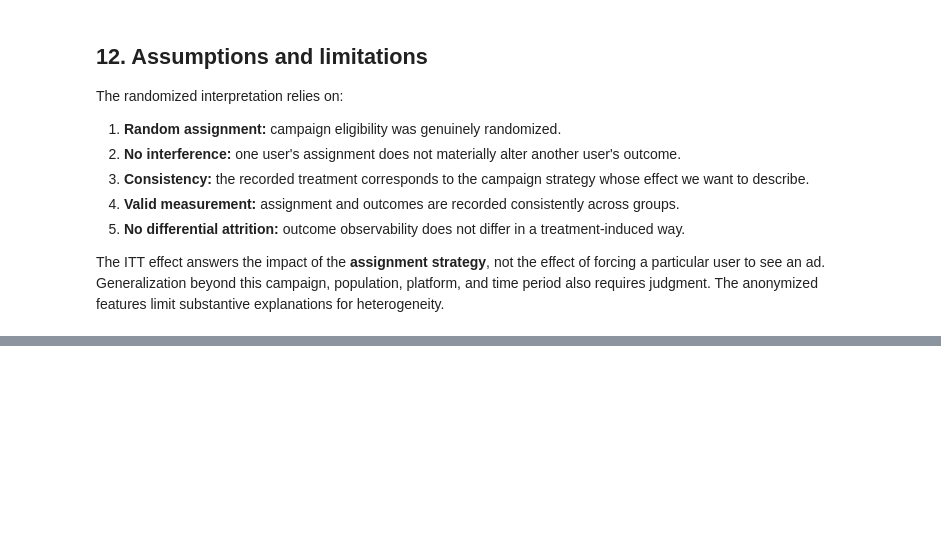
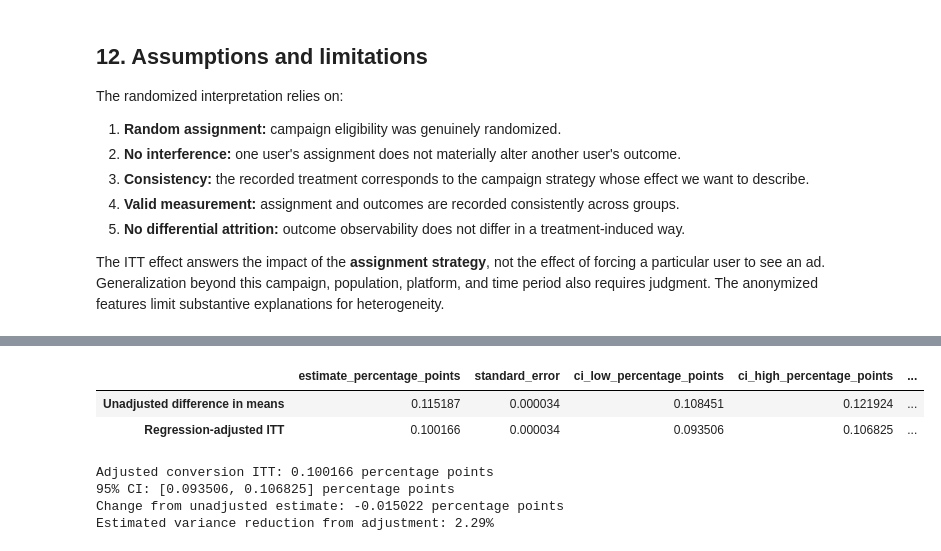
Before and after one commit to kvasu2/criteo-uplift, a Jupyter notebook: criteo_randomized_ads_causal_inference.ipynb, the cells around one changed output, grey strips where cells are left out. Drawn from its saved outputs; the diff is of its cells as text; code cells hidden in the pictures; blank space fills up the shorter version.

Commit message:
addded regression driven itt

```diff
--- a/criteo_randomized_ads_causal_inference.ipynb
+++ b/criteo_randomized_ads_causal_inference.ipynb
@@ -404,0 +481,57 @@ The ITT effect answers the impact of the **assignment strategy**, not the effect
+# %%
+adjusted_conversion = regression_adjusted_itt(
+    df, outcome="conversion", features=FEATURES
+)
+
+itt_comparison = pd.DataFrame({
+    "Unadjusted difference in means": {
+        "estimate": conversion_result.absolute_lift,
+        "standard_error": conversion_result.standard_error,
+        "ci_low": conversion_result.ci_low,
+        "ci_high": conversion_result.ci_high,
+        "p_value": conversion_result.p_value,
+    },
+    "Regression-adjusted ITT": {
+        "estimate": adjusted_conversion.adjusted_itt,
+        "standard_error": adjusted_conversion.standard_error,
+        "ci_low": adjusted_conversion.ci_low,
+        "ci_high": adjusted_conversion.ci_high,
+        "p_value": adjusted_conversion.p_value,
+    },
+}).T
+
+itt_comparison["estimate_percentage_points"] = 100 * itt_comparison["estimate"]
+itt_comparison["ci_low_percentage_points"] = 100 * itt_comparison["ci_low"]
+itt_comparison["ci_high_percentage_points"] = 100 * itt_comparison["ci_high"]
+itt_comparison["ci_width_percentage_points"] = (
+    itt_comparison["ci_high_percentage_points"]
+    - itt_comparison["ci_low_percentage_points"]
+)
+
+itt_comparison[[
+    "estimate_percentage_points", "standard_error",
+    "ci_low_percentage_points", "ci_high_percentage_points",
+    "ci_width_percentage_points", "p_value"
+]]
+# %% [output]
+|  | estimate_percentage_points | standard_error | ci_low_percentage_points | ci_high_percentage_points | ... |
+| Unadjusted difference in means | 0.115187 | 0.000034 | 0.108451 | 0.121924 | ... |
+| Regression-adjusted ITT | 0.100166 | 0.000034 | 0.093506 | 0.106825 | ... |
+# %%
+estimate_change_pp = 100 * (
+    adjusted_conversion.adjusted_itt - conversion_result.absolute_lift
+)
+variance_reduction = 1 - (
+    adjusted_conversion.standard_error / conversion_result.standard_error
+) ** 2
+
+print(f"Adjusted conversion ITT: {100 * adjusted_conversion.adjusted_itt:.6f} percentage points")
+print(f"95% CI: [{100 * adjusted_conversion.ci_low:.6f}, "
+      f"{100 * adjusted_conversion.ci_high:.6f}] percentage points")
+print(f"Change from unadjusted estimate: {estimate_change_pp:+.6f} percentage points")
+print(f"Estimated variance reduction from adjustment: {variance_reduction:.2%}")
+# %% [output]
+Adjusted conversion ITT: 0.100166 percentage points
+95% CI: [0.093506, 0.106825] percentage points
+Change from unadjusted estimate: -0.015022 percentage points
+Estimated variance reduction from adjustment: 2.29%
```
Also changed, not shown: parts of 5 cells of this notebook.
